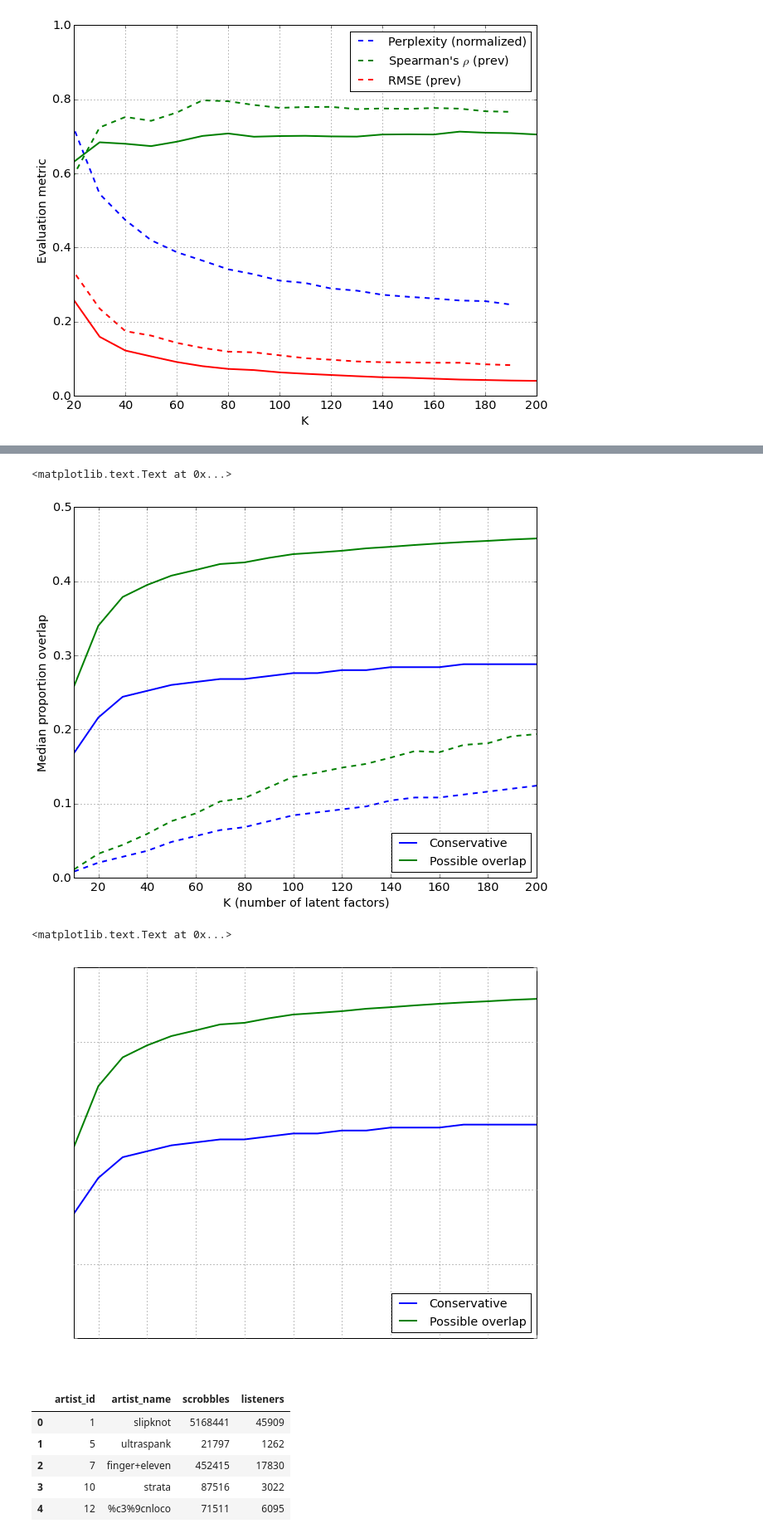
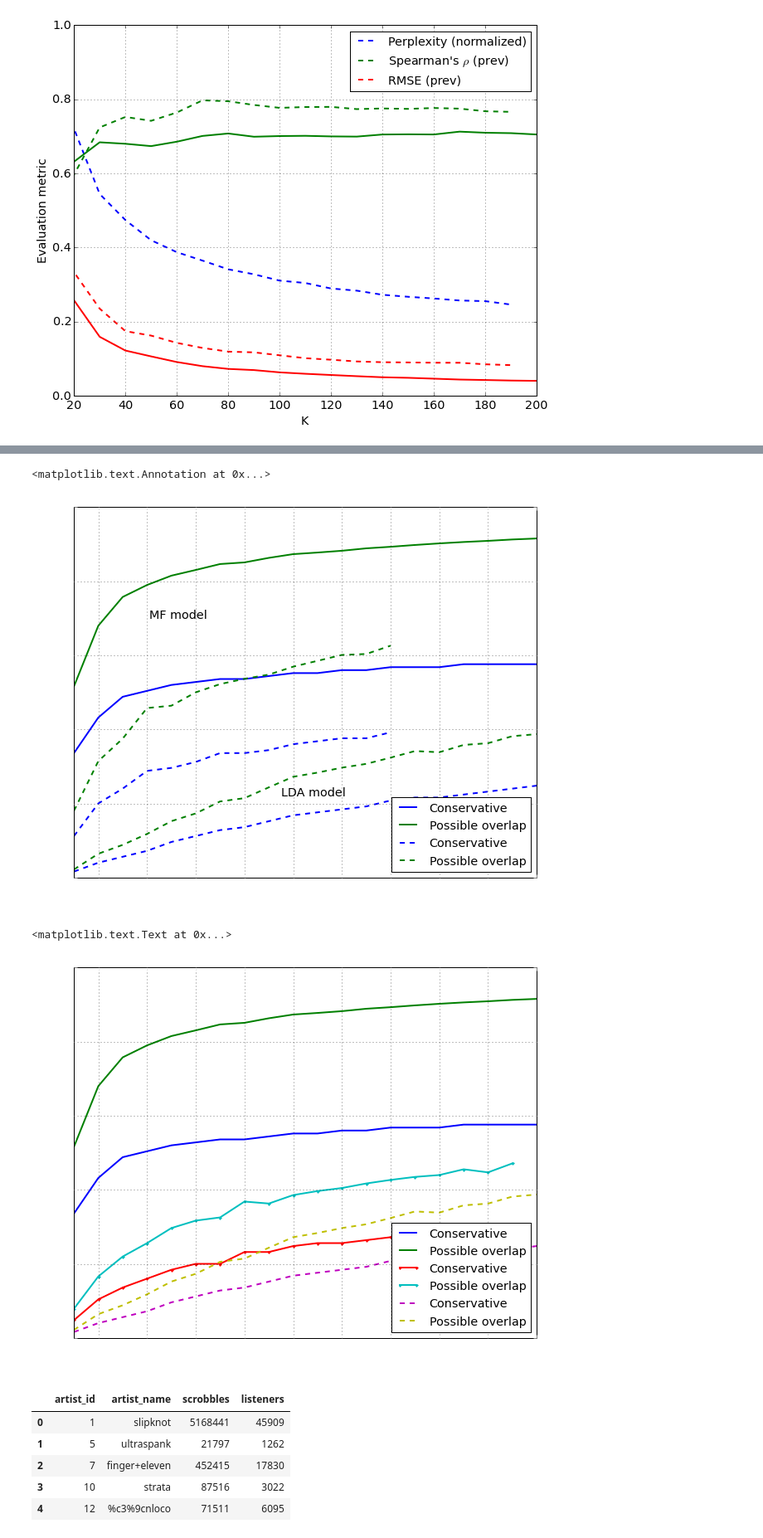
Before and after one commit to jlorince/MusicForaging, a Jupyter notebook: notebooks/northwestern.ipynb, the cells around one changed output, grey strips where cells are left out. Shown at 83% size. Cells and saved outputs as stored; diff of their text form; code cells hidden in the pictures.

```diff
--- a/notebooks/northwestern.ipynb
+++ b/notebooks/northwestern.ipynb
@@ -99,3 +107,23 @@ if False:
                 ax.grid()
                 ax.set_ylabel("Median proportion overlap")
                 ax.set_xlabel("K (number of topics)")
+# %%
+ax=mf_summary.xs('prev',level='source').reset_index().pivot(index='k',columns='topN',values='median').plot(ylim=(0,1),lw=2,color=['blue','green','red','cyan','magenta','yellow'])
+ax.set_ylabel("Median proportion overlap")
+ax.grid(which='both')
+ax.set_xlim(20,200)
+
+lda_summary.xs('prev',level='source').reset_index().pivot(index='k',columns='topN',values='median').plot(ylim=(0,1),lw=1,legend=False,ls='--',ax=ax,color=['blue','green','red','cyan','magenta','yellow'])
+
+nmf_summary.xs('prev',level='source').reset_index().pivot(index='k',columns='topN',values='median').plot(ylim=(0,1),lw=1,legend=False,ls='--',ax=ax,color=['blue','green','red','cyan','magenta','yellow'])
+l = ax.get_legend()
+for text in l.get_texts():
+    text.set_color("black")
+t = l.get_title()
+t.set_text("KNN")
+t.set_color("black")
+t.set_fontsize("x-large")
+ax.annotate("MF model",(45,0.88),color='k',fontsize='x-large')
+ax.annotate("LDA model",(60,0.15),color='k',fontsize='x-large')
+ax.set_xlabel("K (number of latent factors/topics)")
+ax.grid()
@@ -115,7 +145,7 @@ ax.set_title('"split" method')
 ax.set_xticks(np.arange(20,201,20))
 ax.grid(which='both')
 
-for d in (lda_summary,lda_summary_artists,mf_summary):
+for i,d in enumerate((lda_summary,lda_summary_artists,mf_summary)):
     ax=d.xs('prev',level='source').reset_index().pivot(index='k',columns='topN',values='median').plot(ylim=(0,1),lw=2)
     l = ax.get_legend()
     for text in l.get_texts():
@@ -125,8 +155,11 @@ for d in (lda_summary,lda_summary_artists,mf_summary):
     t.set_color("black")
     t.set_fontsize("x-large")
     ax.set_ylabel("Median proportion overlap")
-    ax.set_xlabel("K (number of topics)")
-    ax.set_title('"prev" method')
+    if i ==2:
+        ax.set_xlabel("K (number of latent factors)")
+    else:
+        ax.set_xlabel("K (number of topics)")
+#    ax.set_title('"prev" method')
     ax.grid(which='both')
     ax.set_xlim(20,200)
 # %% [output]
@@ -151,6 +184,11 @@ mf_summary.xs(['fm','all'],level=['source','method']).reset_index().set_index('k
 mf_summary.xs(['fm','possible'],level=['source','method']).reset_index().set_index('k')['median'].plot(
                                                                             ax=ax,lw=2,label='Possible overlap',color='green')
 
+nmf_summary.xs(['fm','all'],level=['source','method']).reset_index().set_index('k')['median'].plot(
+                                                                            ax=ax,lw=2,label='Conservative',color='blue',ls='--')
+nmf_summary.xs(['fm','possible'],level=['source','method']).reset_index().set_index('k')['median'].plot(
+                                                                            ax=ax,lw=2,label='Possible overlap',color='green',ls='--')
+
 
 ax.set_ylim(0,0.5)
 handles,labels = ax.get_legend_handles_labels()
@@ -160,30 +198,43 @@ for text in l.get_texts():
     text.set_color("black")
 ax.set_xticks(np.arange(20,201,20))
 ax.grid()
-ax.set_xlabel("K (number of latent factors)")
+ax.set_xlabel("K (number of latent factors/topics)")
 ax.set_ylabel("Median proportion overlap")
+
+ax.annotate("LDA model",(95,0.11),color='k',fontsize='x-large')
+ax.annotate("MF model",(41,0.35),color='k',fontsize='x-large')
 # %% [output]
-<matplotlib.text.Text at 0x...>
+<matplotlib.text.Annotation at 0x...>
-[figure, old version]
+[figure, new version]
 # %%
 fig,ax = plt.subplots(1,1)
 mf_summary.xs(['fm','all'],level=['source','method']).reset_index().set_index('k')['median'].plot(
                                                                             ax=ax,lw=2,label='Conservative')
 mf_summary.xs(['fm','possible'],level=['source','method']).reset_index().set_index('k')['median'].plot(
                                                                             ax=ax,lw=2,label='Possible overlap')
-#mf_summary.xs(['fm','100',250],level=['source','method','topN'])['median'].plot(
-#                                                                ax=ax,lw=2,label="Overlap threshold = 100")
+
+lda_summary_artists.xs(['fm','all'],level=['source','method']).reset_index().set_index('k')['median'].plot(
+                                                                            ax=ax,lw=2,label='Conservative',marker='.')
+lda_summary_artists.xs(['fm','possible'],level=['source','method']).reset_index().set_index('k')['median'].plot(
+                                                                            ax=ax,lw=2,label='Possible overlap',marker='.')
+
+lda_summary.xs(['fm','all'],level=['source','method']).reset_index().set_index('k')['median'].plot(
+                                                                            ax=ax,lw=2,label='Conservative',ls='--')
+lda_summary.xs(['fm','possible'],level=['source','method']).reset_index().set_index('k')['median'].plot(
+                                                                            ax=ax,lw=2,label='Possible overlap',ls='--')
+
+
 ax.set_ylim(0,0.5)
 l = ax.legend(loc='lower right')
 for text in l.get_texts():
     text.set_color("black")
 ax.set_xticks(np.arange(20,201,20))
 ax.grid()
 ax.set_xlabel("K (number of topics)")
 ax.set_ylabel("Median proportion overlap")
 # %% [output]
 <matplotlib.text.Text at 0x...>
-[figure, old version]
+[figure, new version]
 # %%
 artist_data = pd.read_table('../GenreModeling/data/artist_data',header=None,
                             names=['artist_id','artist_name','scrobbles','listeners'])
```
Also changed, not shown: parts of 18 cells of this notebook, 15 other files.
